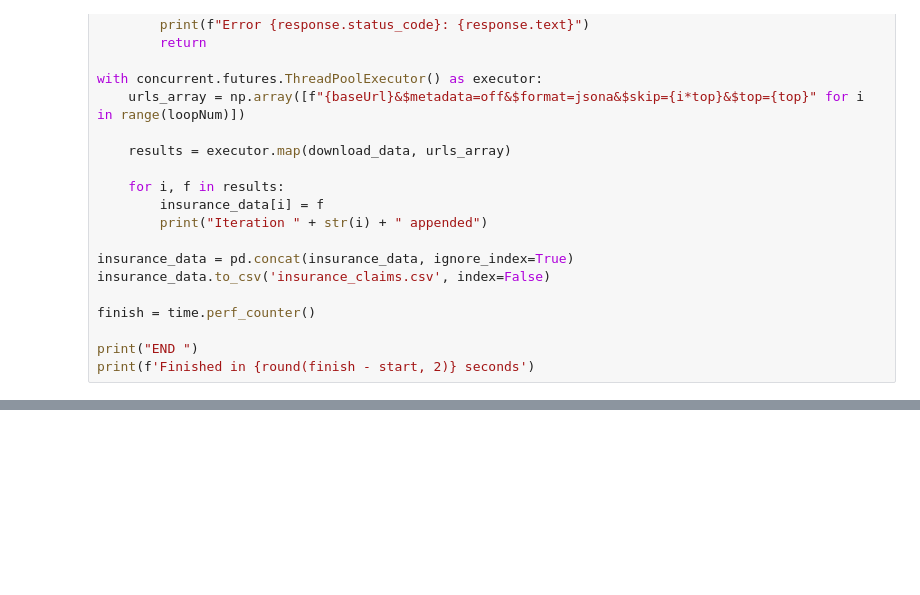
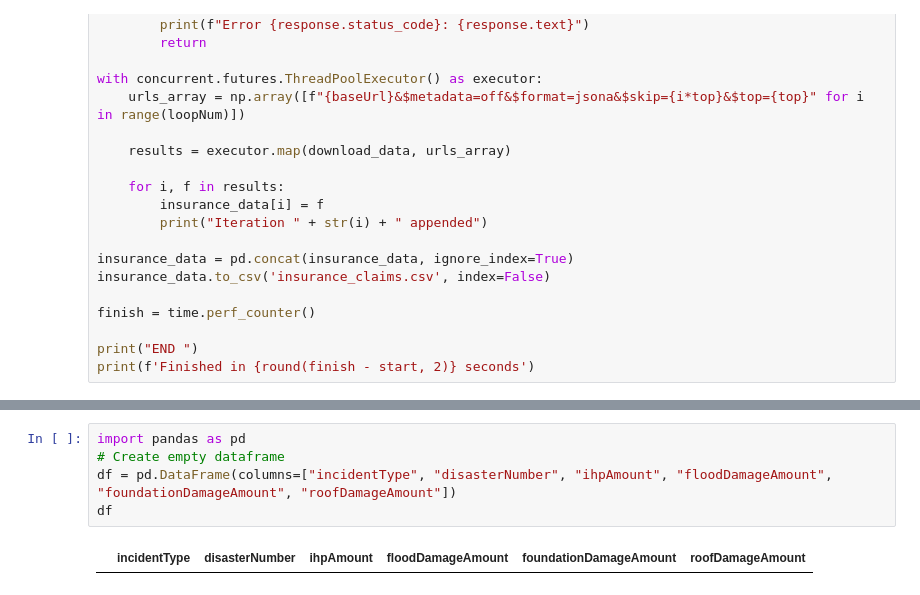
Before and after one commit to RayhanM17/DATA-SCIENCE-NOTEBOOKS, a Jupyter notebook: JN/gatorcain.ipynb, the cells around one changed output, grey strips where cells are left out. Saved outputs shown, nothing was run; the diff lists cells and outputs as text; blank space fills up the shorter version.

```diff
--- a/JN/gatorcain.ipynb
+++ b/JN/gatorcain.ipynb
@@ -304,0 +404,7 @@ print(f'Finished in {round(finish - start, 2)} seconds')
+# %%
+import pandas as pd
+# Create empty dataframe
+df = pd.DataFrame(columns=["incidentType", "disasterNumber", "ihpAmount", "floodDamageAmount", "foundationDamageAmount", "roofDamageAmount"])
+df
+# %% [output]
+|  | incidentType | disasterNumber | ihpAmount | floodDamageAmount | foundationDamageAmount | roofDamageAmount |
```
Also changed, not shown: parts of 5 cells of this notebook, 2 other files.
